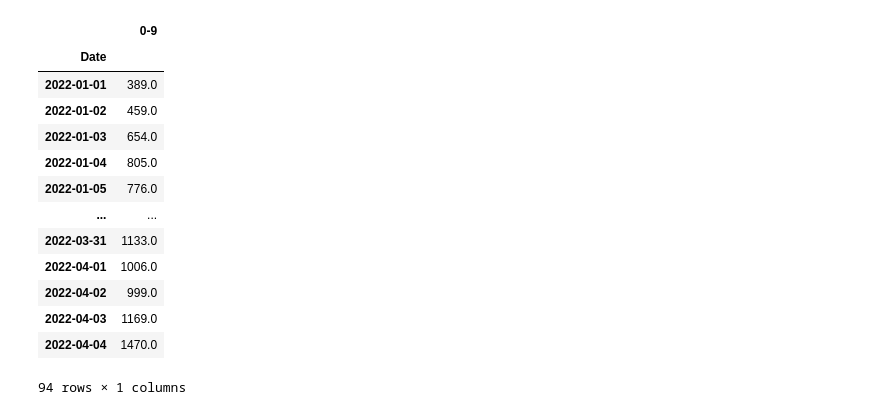
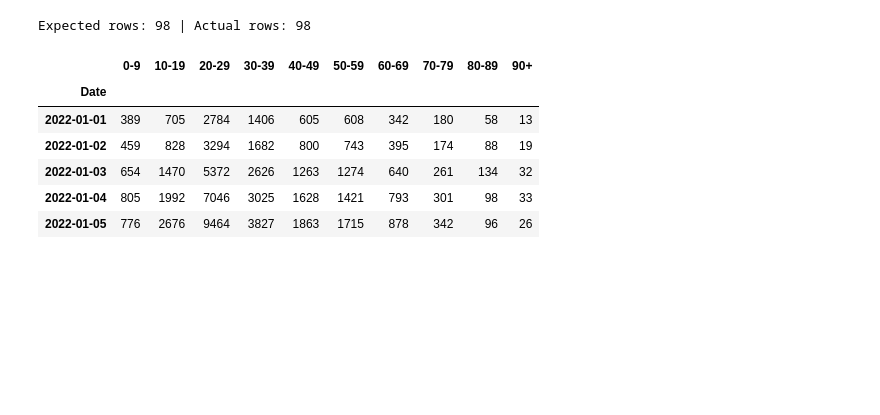
Before and after one commit to amanjit-gill-data/onsite-education-covid, a Jupyter notebook: project.ipynb, the cells around one changed output. Drawn from its saved outputs; the diff is of its cells as text; code cells hidden in the pictures; blank space fills up the shorter version.

Commit message:
Clean data

```diff
--- a/project.ipynb
+++ b/project.ipynb
@@ -3,14 +5 @@ import pandas as pd
 from datetime import datetime
-# %%
-def clean_vic_df(df):
-
-    # remove cases, active cases, daily recovered
-    # reorder columns
-    # retain only dates from 1/1/22 to 4/4/22
-    # add cases_female and cases_male, into new cases column
-    # remove cases_female and cases_male
-
-    pass
-# %%
-df = pd.read_csv('sources/vic0-9.csv')
-df.head()
@@ -56,10 +5,0 @@ dtype: object
-# %%
-# retain only dates from 1/1/22 to 4/4/22
-start_date = datetime(2022, 1, 1)
-end_date = datetime(2022, 4, 4)
-
-df = df[(df['Date'] >= start_date) & (df['Date'] <= end_date)]
-print(f'Rows = {df.shape[0]}')
-
-print(df.head())
-print(df.tail())
@@ -123,19 +5,0 @@ df.drop(['Cases_Male', 'Cases_Female'], axis=1, inplace=True)
-# %%
-df.columns = ['0-9']
-# %%
-df
-# %% [output]
-|  | 0-9 |
-| Date |  |
-| 2022-01-01 | 389.0 |
-| 2022-01-02 | 459.0 |
-| 2022-01-03 | 654.0 |
-| 2022-01-04 | 805.0 |
-| 2022-01-05 | 776.0 |
-| ... | ... |
-| 2022-03-31 | 1133.0 |
-| 2022-04-01 | 1006.0 |
-| 2022-04-02 | 999.0 |
-| 2022-04-03 | 1169.0 |
-| 2022-04-04 | 1470.0 |
-94 rows × 1 columns
@@ -141,0 +46,19 @@ df
+# %%
+age_files = ['0-9', '10-19', '20-29', '30-39', '40-49', '50-59', '60-69', '70-79', '80-89', '90+']
+
+df_vic = pd.DataFrame()
+
+for file in age_files:
+    df_vic = pd.concat([df_vic, clean_vic_df(file)], axis=1)
+
+print(f'Expected rows: 98 | Actual rows: {df_vic.shape[0]}')
+df_vic.head()
+# %% [output]
+Expected rows: 98 | Actual rows: 98
+|  | 0-9 | 10-19 | 20-29 | 30-39 | 40-49 | 50-59 | 60-69 | 70-79 | 80-89 | 90+ |
+| Date |  |  |  |  |  |  |  |  |  |  |
+| 2022-01-01 | 389 | 705 | 2784 | 1406 | 605 | 608 | 342 | 180 | 58 | 13 |
+| 2022-01-02 | 459 | 828 | 3294 | 1682 | 800 | 743 | 395 | 174 | 88 | 19 |
+| 2022-01-03 | 654 | 1470 | 5372 | 2626 | 1263 | 1274 | 640 | 261 | 134 | 32 |
+| 2022-01-04 | 805 | 1992 | 7046 | 3025 | 1628 | 1421 | 793 | 301 | 98 | 33 |
+| 2022-01-05 | 776 | 2676 | 9464 | 3827 | 1863 | 1715 | 878 | 342 | 96 | 26 |
```
Also changed, not shown: parts of 15 cells of this notebook, 24 other files.
